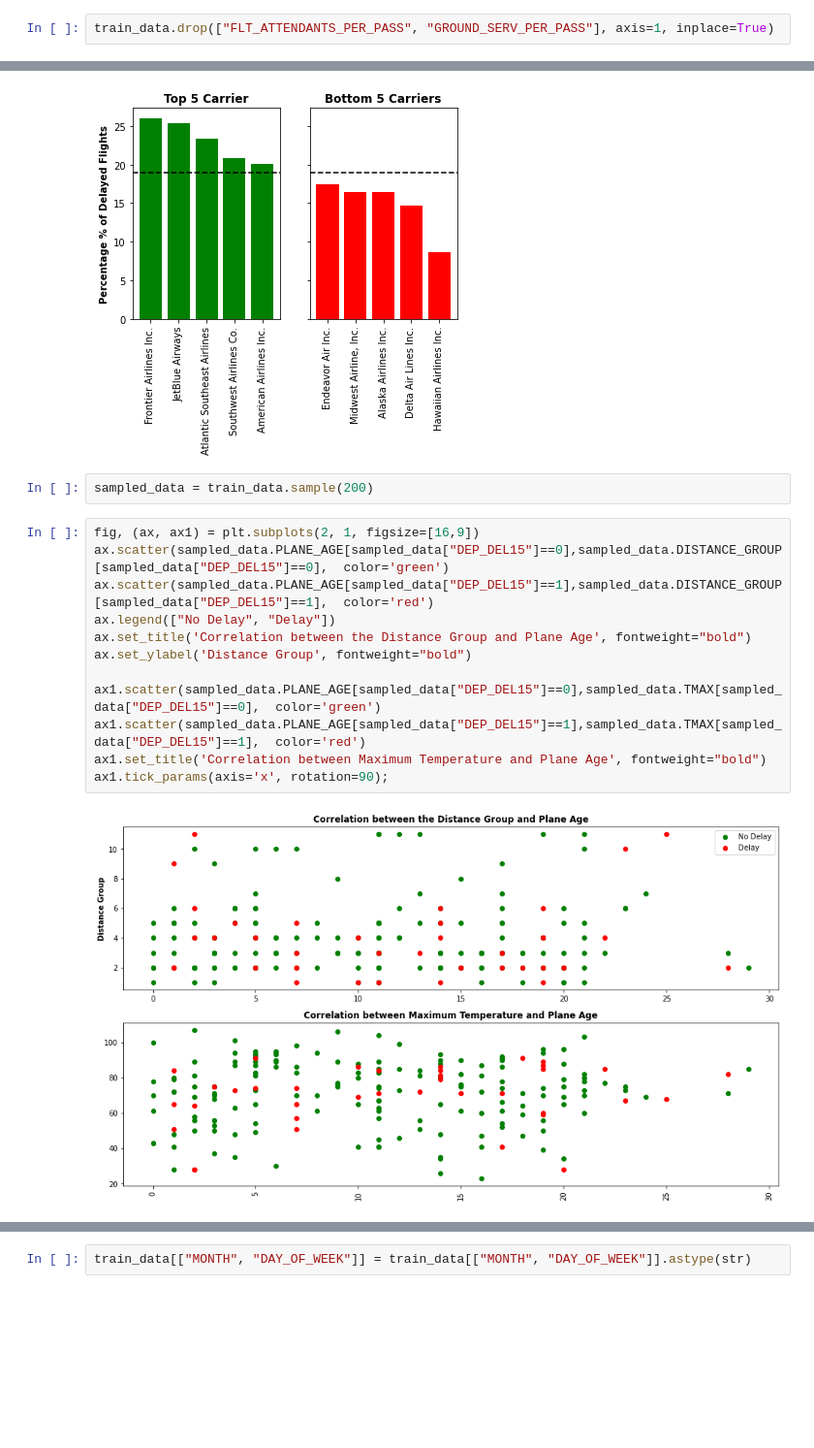
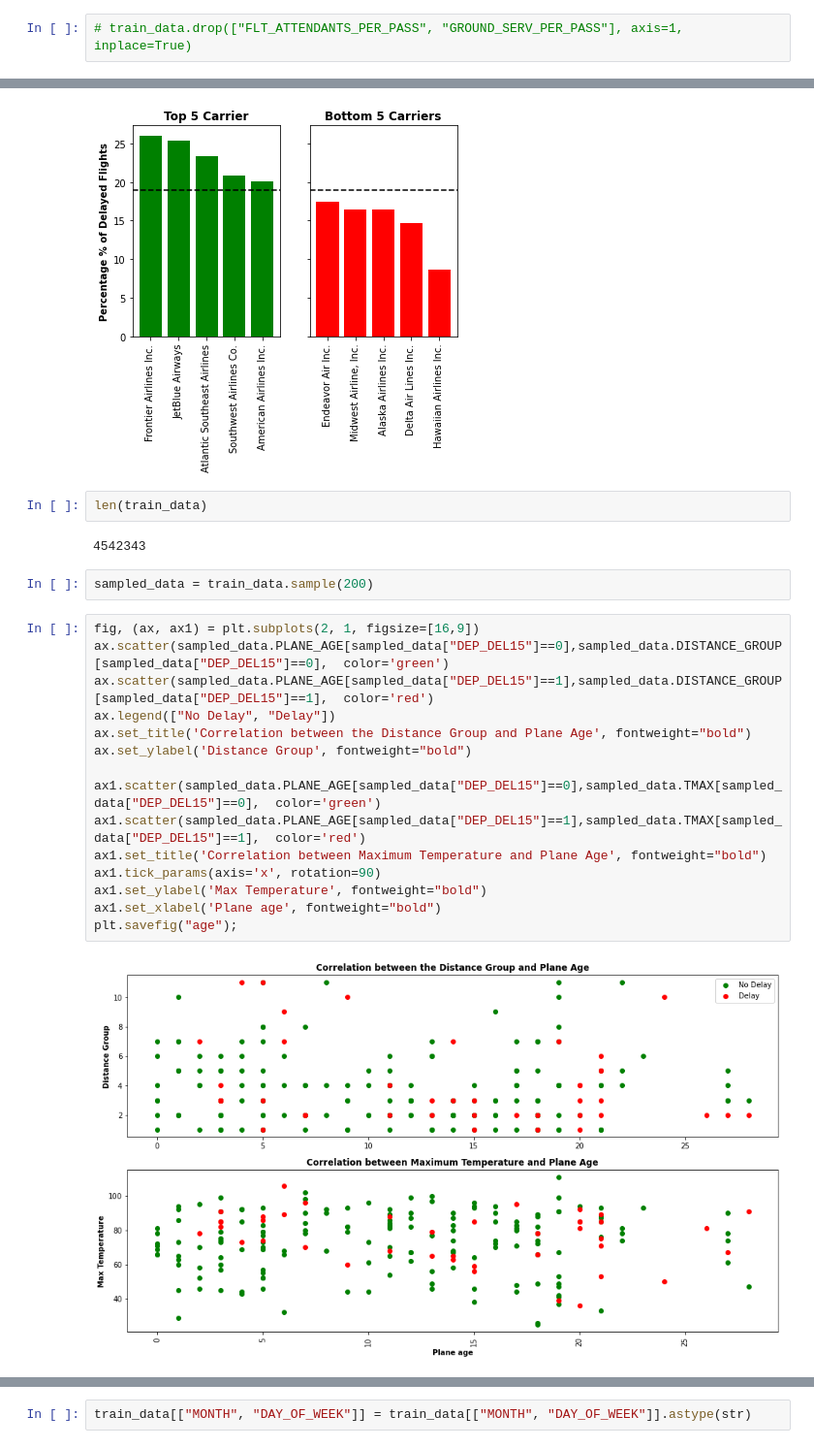
Before and after one commit to Fabuloski/Flight-Delay-Prediction, a Jupyter notebook: Flight Delay Prediction.ipynb, the cells around one changed output, grey strips where cells are left out. Shown: that part at 97% size. Drawn from its saved outputs; the diff is of its cells as text; blank space fills up the shorter version.

```diff
--- a/Flight Delay Prediction.ipynb
+++ b/Flight Delay Prediction.ipynb
@@ -41,4 +42,4 @@ DAY_HISTORICAL                   0
 DEP_BLOCK_HIST                   0
 dtype: int64
 # %%
-train_data.drop(["FLT_ATTENDANTS_PER_PASS", "GROUND_SERV_PER_PASS"], axis=1, inplace=True)
+# train_data.drop(["FLT_ATTENDANTS_PER_PASS", "GROUND_SERV_PER_PASS"], axis=1, inplace=True)
@@ -90,22 +92,29 @@ ax1.tick_params(axis='x', rotation=90)
 ax1.axhline(mean_percentage_of_flights_delay, color="black", linestyle="--");
 # %% [output]
 [figure]
+# %%
+len(train_data)
+# %% [output]
+4542343
 # %%
 sampled_data = train_data.sample(200)
 # %%
 fig, (ax, ax1) = plt.subplots(2, 1, figsize=[16,9])
 ax.scatter(sampled_data.PLANE_AGE[sampled_data["DEP_DEL15"]==0],sampled_data.DISTANCE_GROUP[sampled_data["DEP_DEL15"]==0],  color='green')
 ax.scatter(sampled_data.PLANE_AGE[sampled_data["DEP_DEL15"]==1],sampled_data.DISTANCE_GROUP[sampled_data["DEP_DEL15"]==1],  color='red')
 ax.legend(["No Delay", "Delay"])
 ax.set_title('Correlation between the Distance Group and Plane Age', fontweight="bold")
 ax.set_ylabel('Distance Group', fontweight="bold")
 
 ax1.scatter(sampled_data.PLANE_AGE[sampled_data["DEP_DEL15"]==0],sampled_data.TMAX[sampled_data["DEP_DEL15"]==0],  color='green')
 ax1.scatter(sampled_data.PLANE_AGE[sampled_data["DEP_DEL15"]==1],sampled_data.TMAX[sampled_data["DEP_DEL15"]==1],  color='red')
 ax1.set_title('Correlation between Maximum Temperature and Plane Age', fontweight="bold")
-ax1.tick_params(axis='x', rotation=90);
+ax1.tick_params(axis='x', rotation=90)
+ax1.set_ylabel('Max Temperature', fontweight="bold")
+ax1.set_xlabel('Plane age', fontweight="bold")
+plt.savefig("age");
 # %% [output]
-[figure, old version]
+[figure, new version]
 # %%
 train_data.head()
 # %% [output]
```
Also changed, not shown: parts of 47 cells of this notebook.
